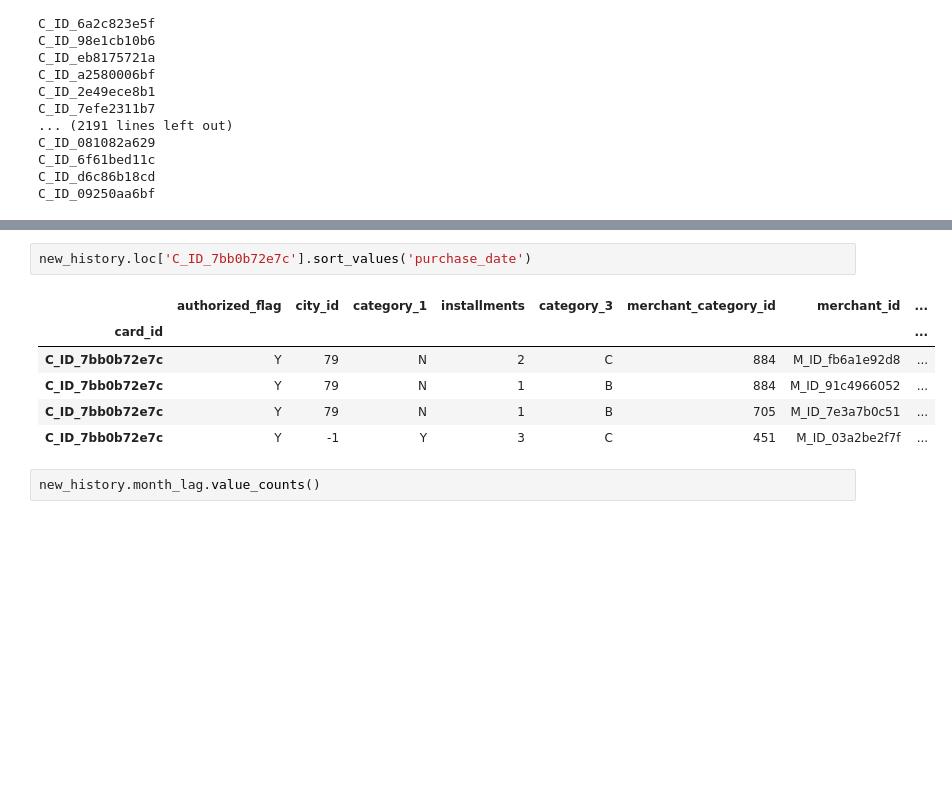
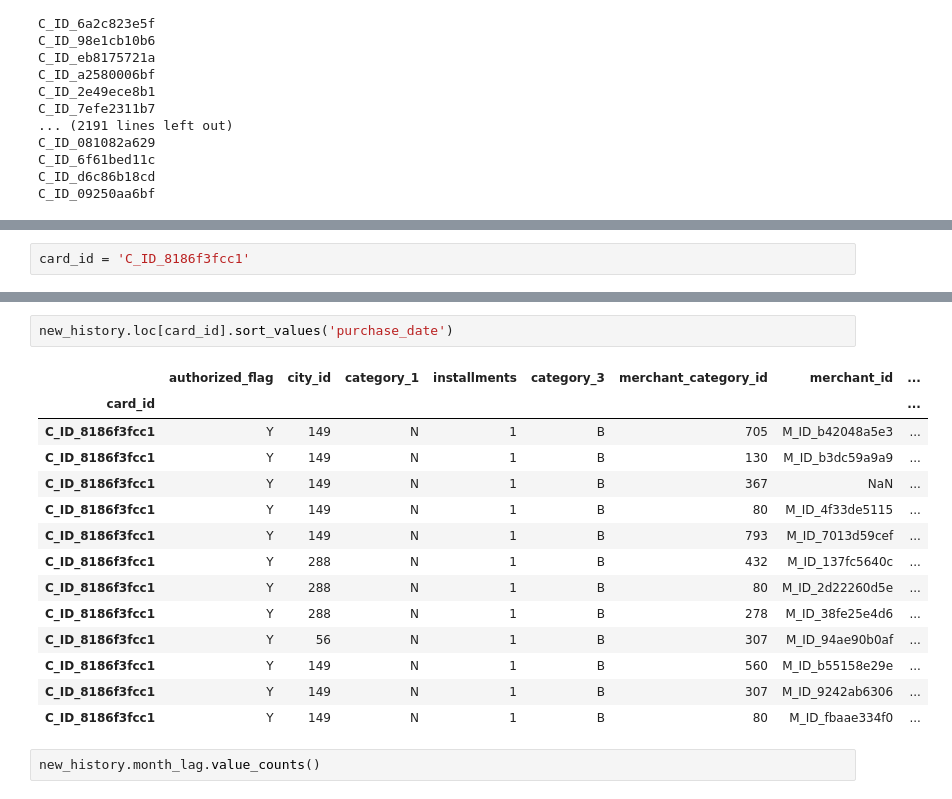
Before and after one commit to SONG-WONHO/Kaggle-Elo, a Jupyter notebook: 1-5 EDA with -33.ipynb, the cells around one changed output, grey strips where cells are left out. Drawn from its saved outputs; the diff is of its cells as text; blank space fills up the shorter version.

```diff
--- a/1-5 EDA with -33.ipynb
+++ b/1-5 EDA with -33.ipynb
@@ -78 +104,3 @@ C_ID_09250aa6bf
+# %%
+card_id = 'C_ID_8186f3fcc1'
 # %%
@@ -95,12 +127,20 @@ history.loc['C_ID_7bb0b72e7c'].sort_values('purchase_date')
 # %%
-new_history.loc['C_ID_7bb0b72e7c'].sort_values('purchase_date')
+new_history.loc[card_id].sort_values('purchase_date')
 # %% [output]
 |  | authorized_flag | city_id | category_1 | installments | category_3 | merchant_category_id | merchant_id | ... |
 | card_id |  |  |  |  |  |  |  | ... |
-| C_ID_7bb0b72e7c | Y | 79 | N | 2 | C | 884 | M_ID_fb6a1e92d8 | ... |
-| C_ID_7bb0b72e7c | Y | 79 | N | 1 | B | 884 | M_ID_91c4966052 | ... |
-| C_ID_7bb0b72e7c | Y | 79 | N | 1 | B | 705 | M_ID_7e3a7b0c51 | ... |
-| C_ID_7bb0b72e7c | Y | -1 | Y | 3 | C | 451 | M_ID_03a2be2f7f | ... |
+| C_ID_8186f3fcc1 | Y | 149 | N | 1 | B | 705 | M_ID_b42048a5e3 | ... |
+| C_ID_8186f3fcc1 | Y | 149 | N | 1 | B | 130 | M_ID_b3dc59a9a9 | ... |
+| C_ID_8186f3fcc1 | Y | 149 | N | 1 | B | 367 | NaN | ... |
+| C_ID_8186f3fcc1 | Y | 149 | N | 1 | B | 80 | M_ID_4f33de5115 | ... |
+| C_ID_8186f3fcc1 | Y | 149 | N | 1 | B | 793 | M_ID_7013d59cef | ... |
+| C_ID_8186f3fcc1 | Y | 288 | N | 1 | B | 432 | M_ID_137fc5640c | ... |
+| C_ID_8186f3fcc1 | Y | 288 | N | 1 | B | 80 | M_ID_2d22260d5e | ... |
+| C_ID_8186f3fcc1 | Y | 288 | N | 1 | B | 278 | M_ID_38fe25e4d6 | ... |
+| C_ID_8186f3fcc1 | Y | 56 | N | 1 | B | 307 | M_ID_94ae90b0af | ... |
+| C_ID_8186f3fcc1 | Y | 149 | N | 1 | B | 560 | M_ID_b55158e29e | ... |
+| C_ID_8186f3fcc1 | Y | 149 | N | 1 | B | 307 | M_ID_9242ab6306 | ... |
+| C_ID_8186f3fcc1 | Y | 149 | N | 1 | B | 80 | M_ID_fbaae334f0 | ... |
 # %%
 new_history.month_lag.value_counts()
 # %% [output]
```
Also changed, not shown: parts of 3 cells of this notebook.
